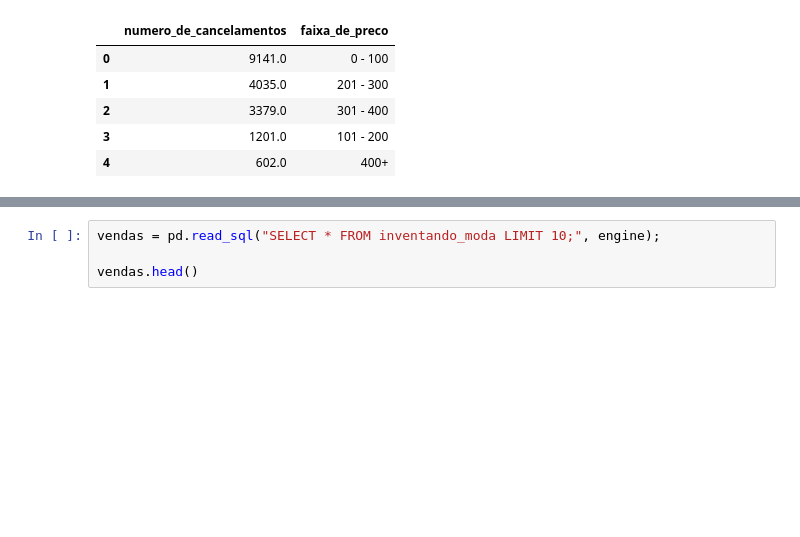
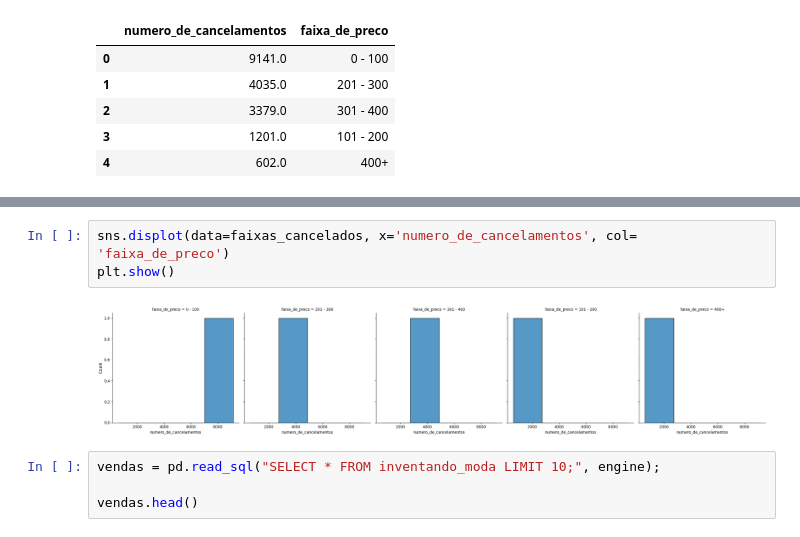
Before and after one commit to nalucena/DS-BD-PROJETO-DIVERSIDADETECH, a Jupyter notebook: projeto.ipynb, the cells around one changed output, grey strips where cells are left out. Saved outputs shown, nothing was run; the diff lists cells and outputs as text; blank space fills up the shorter version.

```diff
--- a/projeto.ipynb
+++ b/projeto.ipynb
@@ -37,3 +75,8 @@ faixas_cancelados
+# %%
+sns.displot(data=faixas_cancelados, x='numero_de_cancelamentos', col= 'faixa_de_preco')
+plt.show()
+# %% [output]
+[figure, added]
 # %%
 vendas = pd.read_sql("SELECT * FROM inventando_moda LIMIT 10;", engine);
 
```
Also changed, not shown: parts of 8 cells of this notebook, 7 other files.
